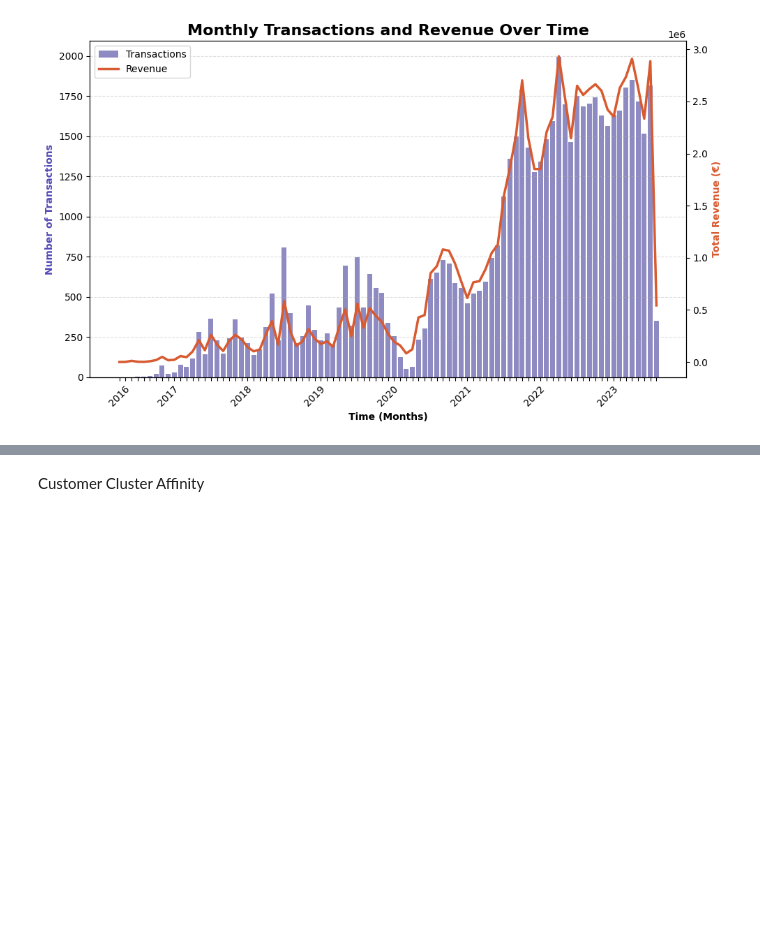
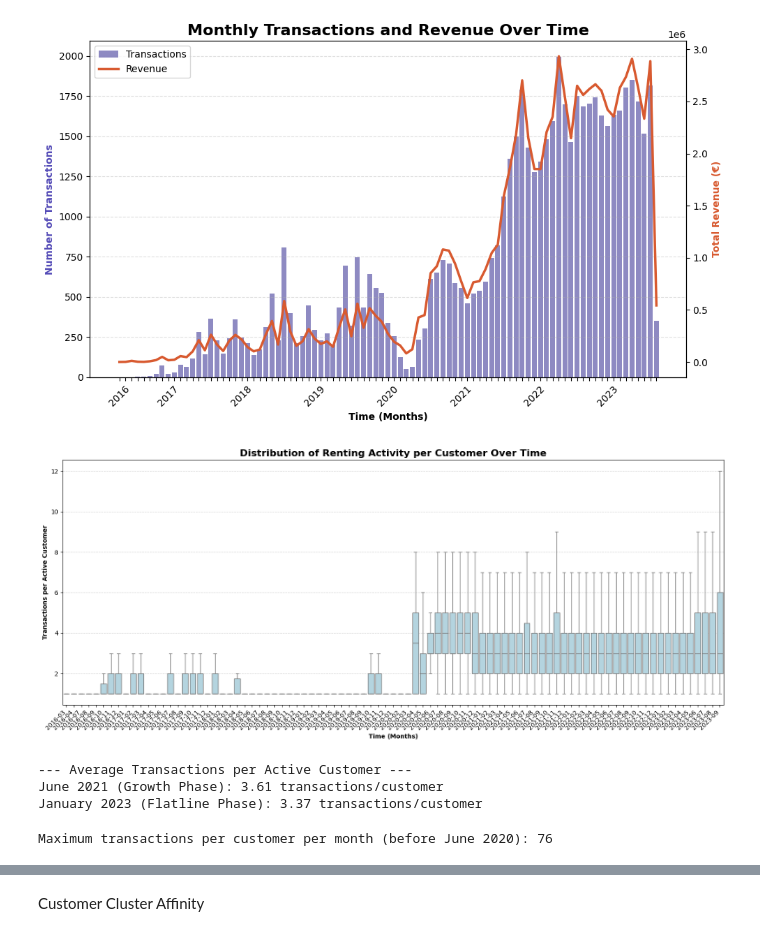
Before and after one commit to juliusatgit/Marketing-Analytics, a Jupyter notebook: notebooks/02_Business_Profiling.ipynb, the cells around one changed output, grey strips where cells are left out. Drawn from its saved outputs; the diff is of its cells as text; code cells hidden in the pictures; blank space fills up the shorter version.

Commit message:
Added plots showing distribution of variables over time

```diff
--- a/notebooks/02_Business_Profiling.ipynb
+++ b/notebooks/02_Business_Profiling.ipynb
@@ -449,3 +444,61 @@ plt.tight_layout()
 plt.show()
 # %% [output]
 [figure]
+# %%
+# 1. Ensure date is datetime
+transactions_export["date"] = pd.to_datetime(transactions_export["date"])
+
+# 2. Extract the Year-Month as a string for grouping and plotting
+transactions_export['year_month'] = transactions_export['date'].dt.strftime('%Y-%m')
+
+# 3. Aggregate: Count how many transactions EACH customer made in EACH month
+# This gives us a dataframe where each row is a customer's activity for a specific month
+customer_monthly_activity = transactions_export.groupby(['year_month', "customer.id"]).size().reset_index(name='monthly_transactions')
+
+# 4. Create the Boxplot
+plt.figure(figsize=(16, 7))
+
+# We use a boxplot to show the distribution of transactions per customer for each month
+sns.boxplot(
+    data=customer_monthly_activity,
+    x='year_month',
+    y='monthly_transactions',
+    color='lightblue',
+    showfliers=False # We hide extreme outliers (e.g. B2B customers renting 100 items) so the box is readable
+)
+
+plt.title('Distribution of Renting Activity per Customer Over Time', fontsize=16, fontweight='bold')
+plt.xlabel('Time (Months)', fontweight='bold')
+plt.ylabel('Transactions per Active Customer', fontweight='bold')
+
+# Rotate x-axis labels so they don't overlap
+plt.xticks(rotation=45, ha='right')
+plt.grid(axis='y', linestyle='--', alpha=0.5)
+plt.tight_layout()
+plt.show()
+
+# --- Optional: Print summary statistics for the flatline period vs growth period ---
+print("--- Average Transactions per Active Customer ---")
+# Example: Compare a growth month (2021-06) to a flatline month (2023-01)
+if '2021-06' in customer_monthly_activity['year_month'].values:
+    avg_2021 = customer_monthly_activity[customer_monthly_activity['year_month'] == '2021-06']['monthly_transactions'].mean()
+    print(f"June 2021 (Growth Phase): {avg_2021:.2f} transactions/customer")
+
+if '2023-01' in customer_monthly_activity['year_month'].values:
+    avg_2023 = customer_monthly_activity[customer_monthly_activity['year_month'] == '2023-01']['monthly_transactions'].mean()
+    print(f"January 2023 (Flatline Phase): {avg_2023:.2f} transactions/customer")
+# %% [output]
+[figure, added]
+--- Average Transactions per Active Customer ---
+June 2021 (Growth Phase): 3.61 transactions/customer
+January 2023 (Flatline Phase): 3.37 transactions/customer
+# %%
+# Filter the data to the time before June 2020
+early_data = transactions_export[transactions_export['date'] < '2020-06-01']
+
+# Count the transactions per customer and month
+early_activity = early_data.groupby(['year_month', 'customer.id']).size()
+
+print("Maximum transactions per customer per month (before June 2020):", early_activity.max())
+# %% [output]
+Maximum transactions per customer per month (before June 2020): 76
```
Also changed, not shown: parts of 8 cells of this notebook.
